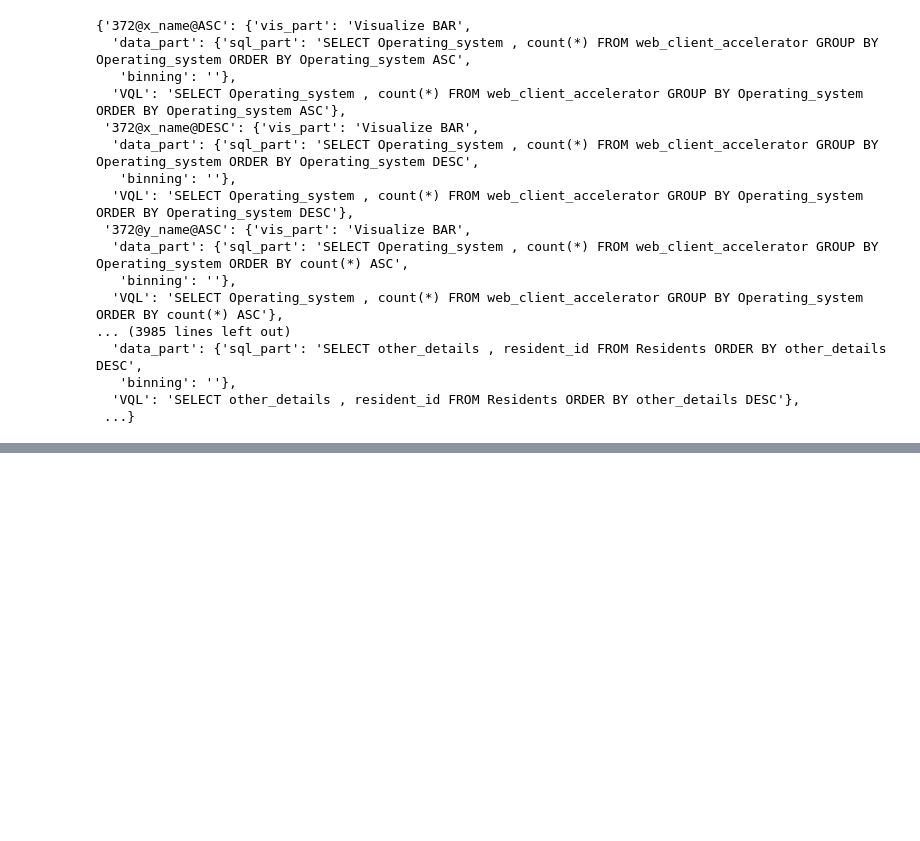
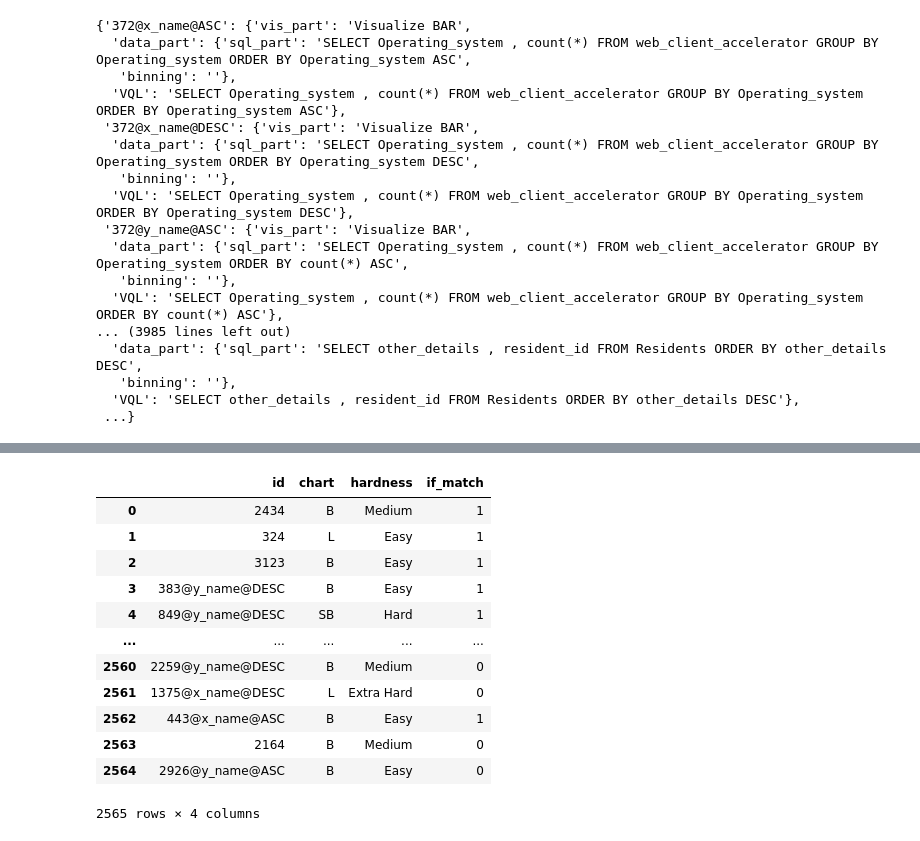
Before and after one commit to Thanksyy/spider-1, a Jupyter notebook: baselines/seq2seq_attention_copy/Seq2Vis_Evaluation.ipynb, the cells around one changed output, grey strips where cells are left out. Cells and saved outputs as stored; diff of their text form; code cells hidden in the pictures; blank space fills up the shorter version.

```diff
--- a/baselines/seq2seq_attention_copy/Seq2Vis_Evaluation.ipynb
+++ b/baselines/seq2seq_attention_copy/Seq2Vis_Evaluation.ipynb
@@ -327,0 +363,3 @@ struct_vis_query
+# %%
+with open('/Users/yuyu/QCRI/Benchmark/Text2Vis/datasets/id_chart_hard.json', 'r') as f:
+    id_chart_hard = json.load(f)
@@ -327,0 +390,3 @@ struct_vis_query
+# %%
+with open('/Users/yuyu/QCRI/Benchmark/Text2Vis/datasets/id_property_mapping.json', 'w') as f:
+    json.dump(struct_vis_query, f)
@@ -327,0 +423,35 @@ struct_vis_query
+# %%
+def vis_string_exactly_matching_accuracy(gold_list, predict_list):
+    chart_type_abbr = {
+        'Bar': "B",
+        'Line': "L",
+        'Pie': "P",
+        'Scatter': 'S',
+        'Grouping Line': 'GL',
+        'Grouping Scatter': 'GS',
+        'Stacked Bar': 'SB'
+    }
+    vis_string_matching_result = list() # [id, chart_type, hardness, if_match]
+
+    for i in range(len(gold_list)):
+        this_gold = gold_list[i].replace('\n', '').replace(' ', '')
+        this_predict = predict_list[i].replace('\n', '').replace(' ', '')
+
+        this_id = str(dev_list_id[i]['tvBench_id']) # get id
+        chart_type = chart_type_abbr[property_mapping[this_id]['chart']]
+        hardness = property_mapping[this_id]['hardness']
+
+        if this_gold == this_predict:
+            if_match = 1
+        else:
+            if_match = 0
+            print(this_gold)
+            print(this_predict)
+            print('\n\n')
+
+        vis_string_matching_result.append(
+            [this_id, chart_type, hardness, if_match]
+        )
+
+    df = pd.DataFrame(data = vis_string_matching_result, columns=['id','chart','hardness','if_match'])
+    return df
@@ -327,0 +478,16 @@ struct_vis_query
+# %%
+df
+# %% [output]
+|  | id | chart | hardness | if_match |
+| 0 | 2434 | B | Medium | 1 |
+| 1 | 324 | L | Easy | 1 |
+| 2 | 3123 | B | Easy | 1 |
+| 3 | 383@y_name@DESC | B | Easy | 1 |
+| 4 | 849@y_name@DESC | SB | Hard | 1 |
+| ... | ... | ... | ... | ... |
+| 2560 | 2259@y_name@DESC | B | Medium | 0 |
+| 2561 | 1375@x_name@DESC | L | Extra Hard | 0 |
+| 2562 | 443@x_name@ASC | B | Easy | 1 |
+| 2563 | 2164 | B | Medium | 0 |
+| 2564 | 2926@y_name@ASC | B | Easy | 0 |
+2565 rows × 4 columns
```
Also changed, not shown: parts of 25 cells of this notebook, 10 other files.
